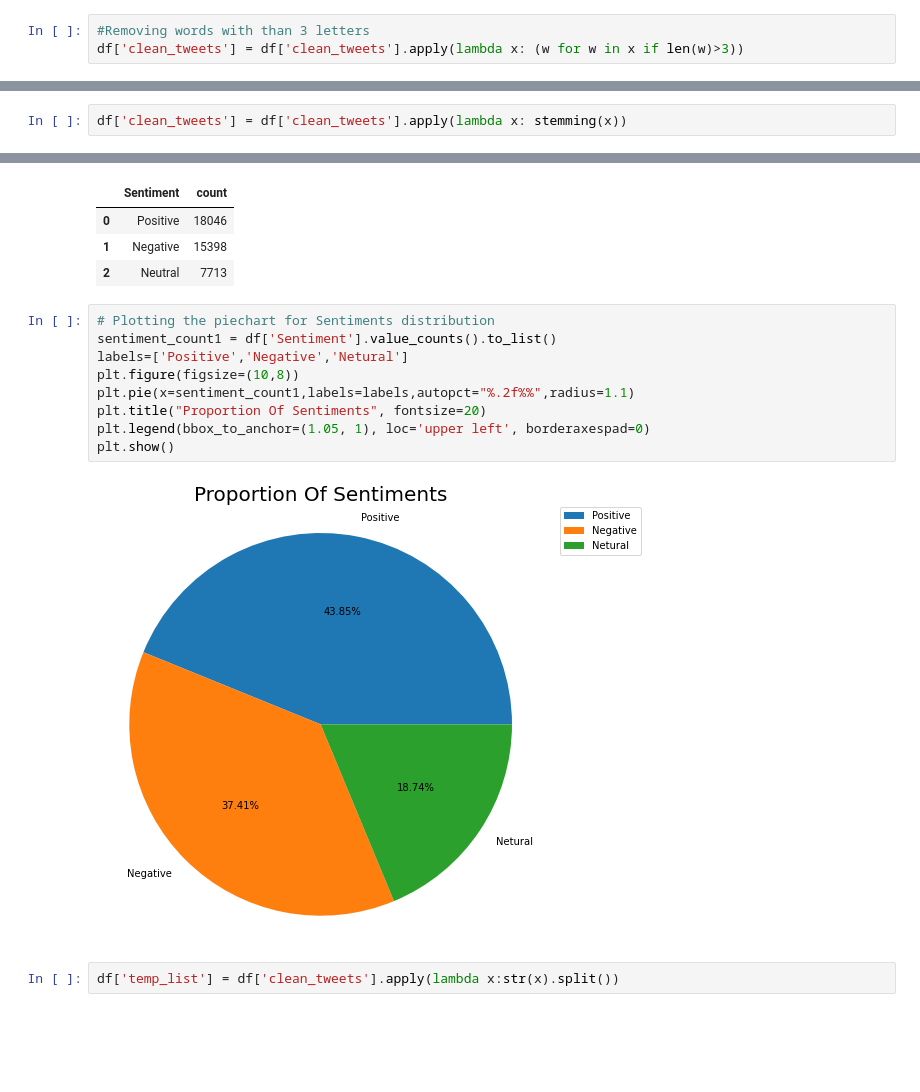
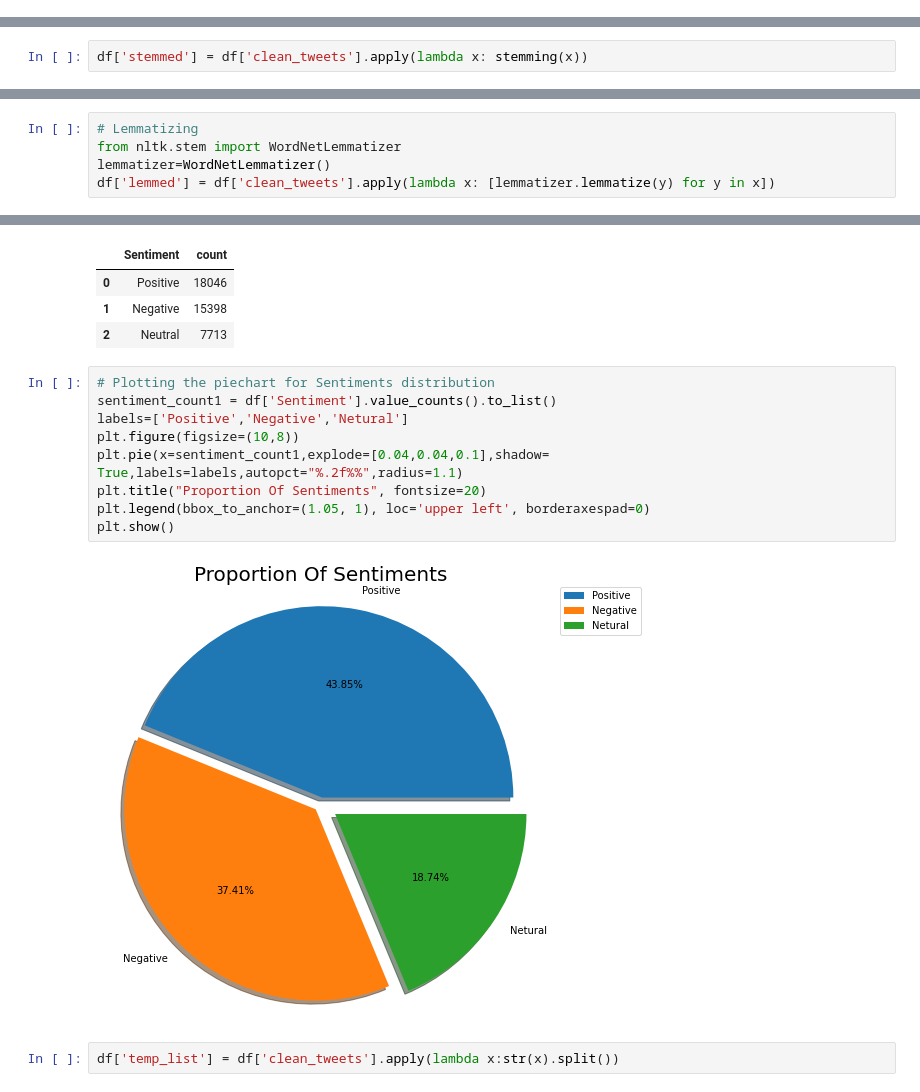
Before and after one commit to anildatascientist/Coronavirus-Tweet-Sentiment-Analysis, a Jupyter notebook: Coronavirus_Tweet_Sentiment_Analysis_Capstone_Project.ipynb, the cells around one changed output, grey strips where cells are left out. Drawn from its saved outputs; the diff is of its cells as text; blank space fills up the shorter version.

```diff
--- a/Coronavirus_Tweet_Sentiment_Analysis_Capstone_Project.ipynb
+++ b/Coronavirus_Tweet_Sentiment_Analysis_Capstone_Project.ipynb
@@ -222,4 +223 @@ df.clean_tweets[6]
-# %%
-#Removing words with than 3 letters
-df['clean_tweets'] = df['clean_tweets'].apply(lambda x: (w for w in x if len(w)>3))
 # %% [markdown]
@@ -233,6 +231,6 @@ def stemming(text):
     text = [stemmer.stem(word) for word in text]
     return (" ".join(text))
 # %%
-df['clean_tweets'] = df['clean_tweets'].apply(lambda x: stemming(x))
+df['stemmed'] = df['clean_tweets'].apply(lambda x: stemming(x))
 # %%
 #result
@@ -241,0 +269,5 @@ df.clean_tweets[6]
+# %%
+# Lemmatizing
+from nltk.stem import WordNetLemmatizer
+lemmatizer=WordNetLemmatizer()
+df['lemmed'] = df['clean_tweets'].apply(lambda x: [lemmatizer.lemmatize(y) for y in x])
@@ -279,14 +320,14 @@ sentiment_count1
 # %%
 # Plotting the piechart for Sentiments distribution
 sentiment_count1 = df['Sentiment'].value_counts().to_list()
 labels=['Positive','Negative','Netural']
 plt.figure(figsize=(10,8))
-plt.pie(x=sentiment_count1,labels=labels,autopct="%.2f%%",radius=1.1)
+plt.pie(x=sentiment_count1,explode=[0.04,0.04,0.1],shadow= True,labels=labels,autopct="%.2f%%",radius=1.1)
 plt.title("Proportion Of Sentiments", fontsize=20)
 plt.legend(bbox_to_anchor=(1.05, 1), loc='upper left', borderaxespad=0)
 plt.show()
 # %% [output]
-[figure, old version]
+[figure, new version]
 # %%
 df['temp_list'] = df['clean_tweets'].apply(lambda x:str(x).split())
 # %%
```
Also changed, not shown: parts of 27 cells of this notebook.
